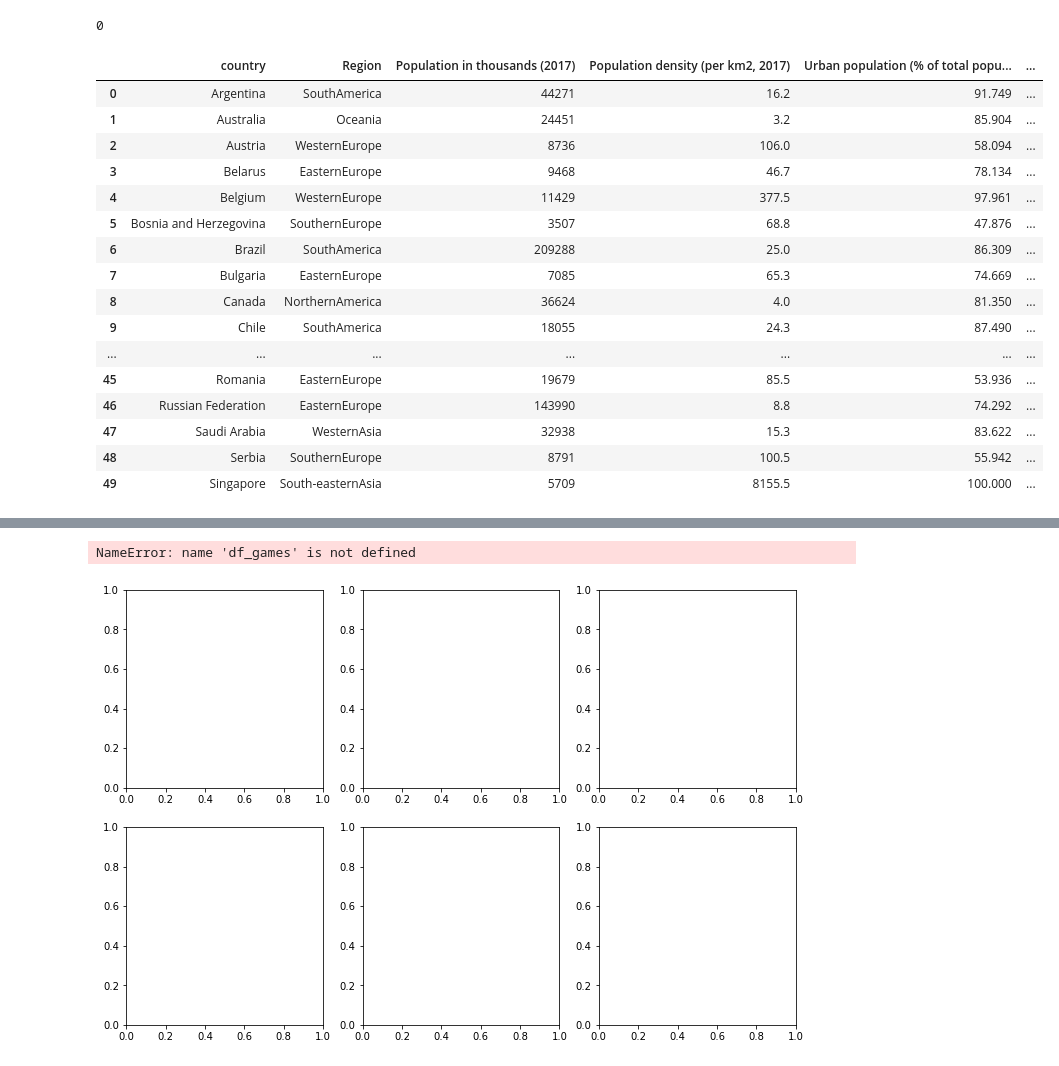
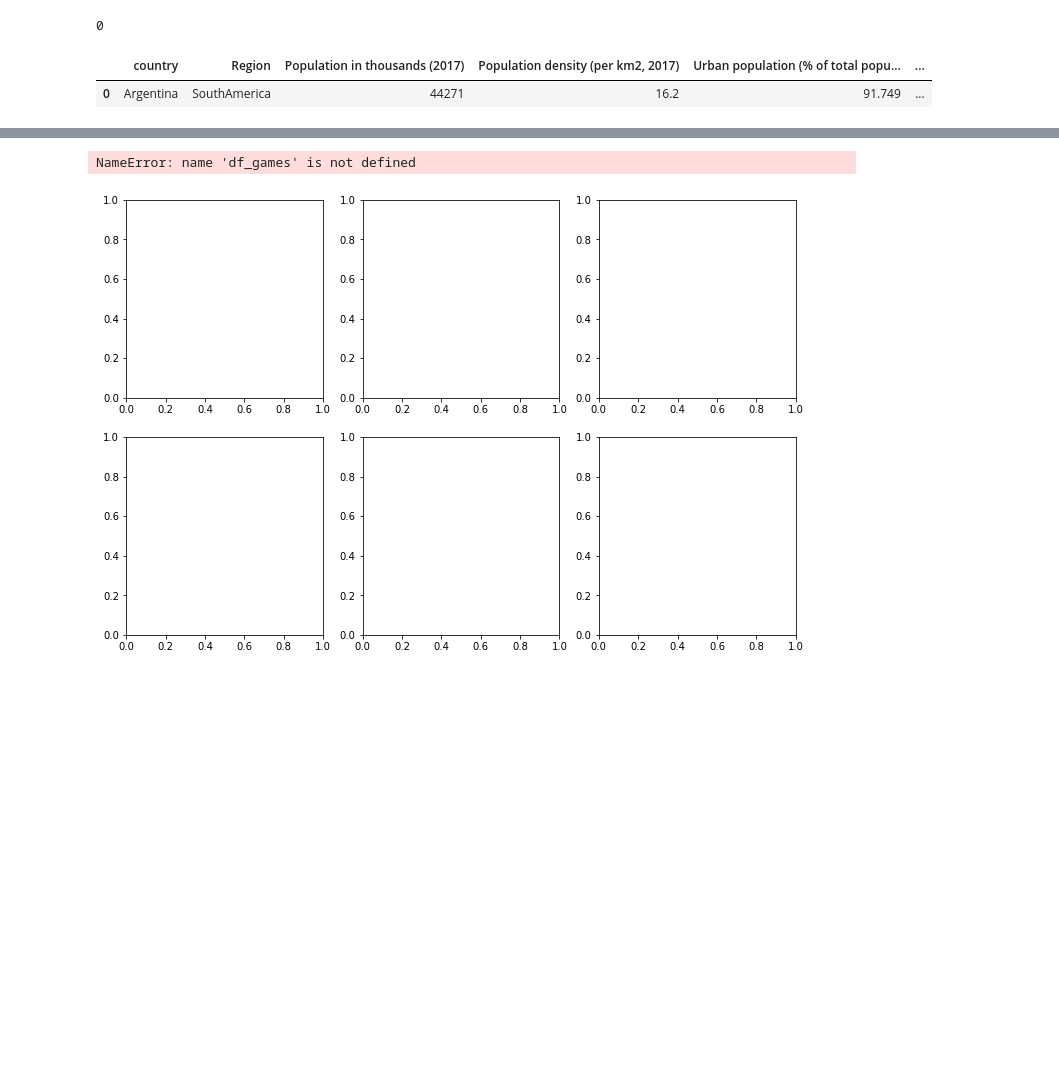
Before and after one commit to Adalab/promo-d-da-modulo3-sprint1-elisa-lidya, a Jupyter notebook: regresion-lineal/pair-regresion-lineal-ml-intro.ipynb, the cells around one changed output, grey strips where cells are left out. Cells and saved outputs as stored; diff of their text form; code cells hidden in the pictures; blank space fills up the shorter version.

```diff
--- a/regresion-lineal/pair-regresion-lineal-ml-intro.ipynb
+++ b/regresion-lineal/pair-regresion-lineal-ml-intro.ipynb
@@ -155,22 +158,7 @@ df_socio.duplicated().sum()
 # %%
 df_socio["Health: Physicians (per 1000 pop.)"] = pd.to_numeric(df_socio["Health: Physicians (per 1000 pop.)"], errors = 'coerce')
 # %%
-df_socio.head(50)
+df_socio.head(1)
 # %% [output]
 |  | country | Region | Population in thousands (2017) | Population density (per km2, 2017) | Urban population (% of total popu... | ... |
 | 0 | Argentina | SouthAmerica | 44271 | 16.2 | 91.749 | ... |
-| 1 | Australia | Oceania | 24451 | 3.2 | 85.904 | ... |
-| 2 | Austria | WesternEurope | 8736 | 106.0 | 58.094 | ... |
-| 3 | Belarus | EasternEurope | 9468 | 46.7 | 78.134 | ... |
-| 4 | Belgium | WesternEurope | 11429 | 377.5 | 97.961 | ... |
-| 5 | Bosnia and Herzegovina | SouthernEurope | 3507 | 68.8 | 47.876 | ... |
-| 6 | Brazil | SouthAmerica | 209288 | 25.0 | 86.309 | ... |
-| 7 | Bulgaria | EasternEurope | 7085 | 65.3 | 74.669 | ... |
-| 8 | Canada | NorthernAmerica | 36624 | 4.0 | 81.350 | ... |
-| 9 | Chile | SouthAmerica | 18055 | 24.3 | 87.490 | ... |
-| ... | ... | ... | ... | ... | ... | ... |
-| 45 | Romania | EasternEurope | 19679 | 85.5 | 53.936 | ... |
-| 46 | Russian Federation | EasternEurope | 143990 | 8.8 | 74.292 | ... |
-| 47 | Saudi Arabia | WesternAsia | 32938 | 15.3 | 83.622 | ... |
-| 48 | Serbia | SouthernEurope | 8791 | 100.5 | 55.942 | ... |
-| 49 | Singapore | South-easternAsia | 5709 | 8155.5 | 100.000 | ... |
```
Also changed, not shown: parts of 15 cells of this notebook.
